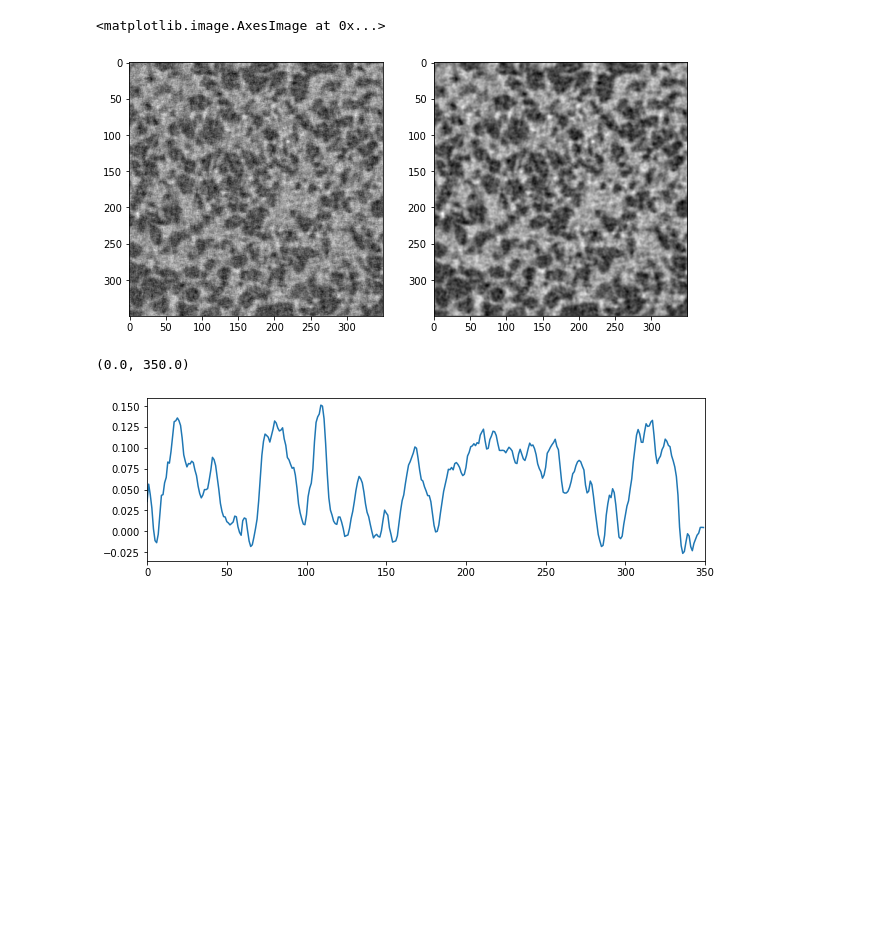
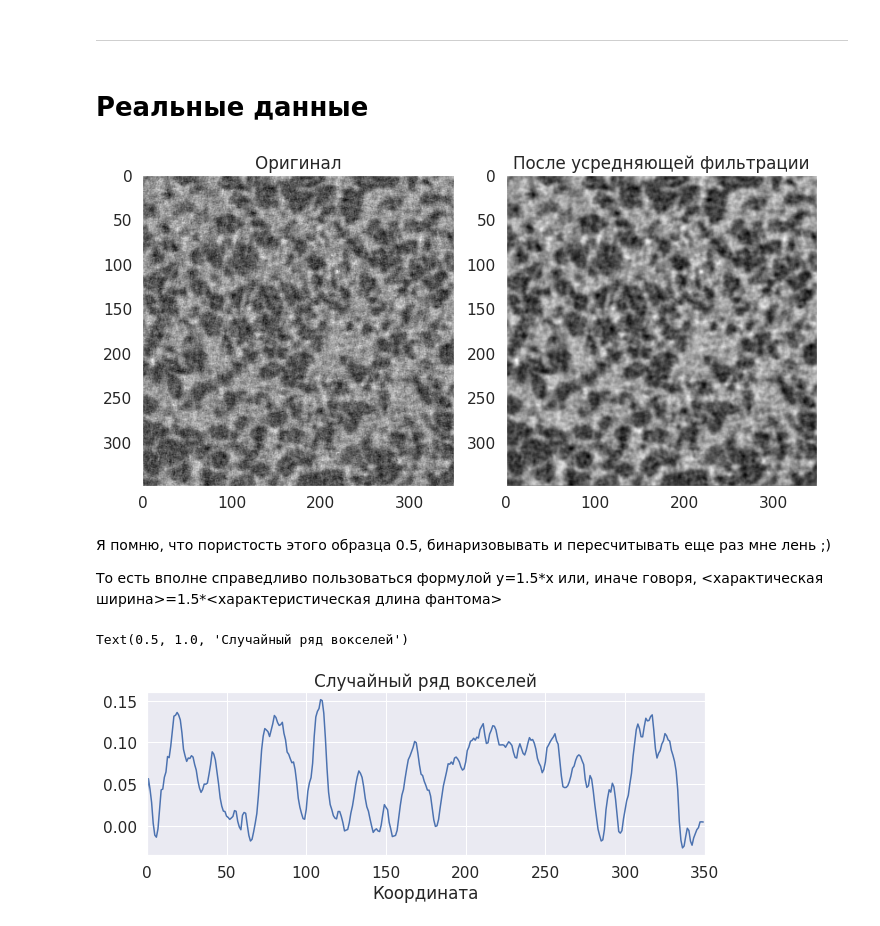
Before and after one commit to ankhafizov/MLTomography, a Jupyter notebook: wavelet_blobiness_trial.ipynb, the cells around one changed output. Saved outputs shown, nothing was run; the diff lists cells and outputs as text; code cells hidden in the pictures; blank space fills up the shorter version.

```diff
--- a/wavelet_blobiness_trial.ipynb
+++ b/wavelet_blobiness_trial.ipynb
@@ -111,3 +267,7 @@ Text(0.5, 1.0, 'mean: 17.264, std 4.62')
+# %% [markdown]
+---------------
+# %% [markdown]
+# Реальные данные
 # %%
 import h5py
 
@@ -116,26 +276,36 @@ h5f = h5py.File('sample.h5','r')
 img2d = h5f['layer1'][:]
 h5f.close()
 # %%
-fig, axes = plt.subplots(ncols=2, figsize=(10,5))
+fig, axes = plt.subplots(ncols=2, figsize=(10,5), constrained_layout=True)
+
 axes[0].imshow(img2d, cmap='gray')
+axes[0].set_title("Оригинал")
+axes[0].grid()
 
-kernal = np.asarray([[1, 1, 1],
+kernel = np.asarray([[1, 1, 1],
                      [1, 1, 1],
                      [1, 1, 1]]) / 9
-img2d_filt = signal.fftconvolve(img2d, kernal, mode='same')
+img2d_filt = signal.fftconvolve(img2d, kernel, mode='same')
 axes[1].imshow(img2d_filt, cmap='gray')
+axes[1].set_title("После усредняющей фильтрации")
+axes[1].grid()
 # %% [output]
-<matplotlib.image.AxesImage at 0x...>
-[figure, old version]
+[figure, new version]
+# %% [markdown]
+Я помню, что пористость этого образца 0.5, бинаризовывать и пересчитывать еще раз мне лень ;)
+
+То есть вполне справедливо пользоваться формулой y=1.5\*x или, иначе говоря, <характическая ширина>=1.5*<характеристическая длина фантома>
 # %%
 fig, ax = plt.subplots(figsize=(10,3))
 
 real_sig = img2d_filt[200]
 ax.plot(real_sig)
 ax.set_xlim(0, real_sig.size)
+ax.set_xlabel("Координата")
+ax.set_title("Случайный ряд вокселей")
 # %% [output]
-(0.0, 350.0)
+Text(0.5, 1.0, 'Случайный ряд вокселей')
-[figure, old version]
+[figure, new version]
 # %%
 widths = np.arange(1, 50)
 cwtmatr = signal.cwt(real_sig, signal.ricker, widths)
```
Also changed, not shown: parts of 34 cells of this notebook.
